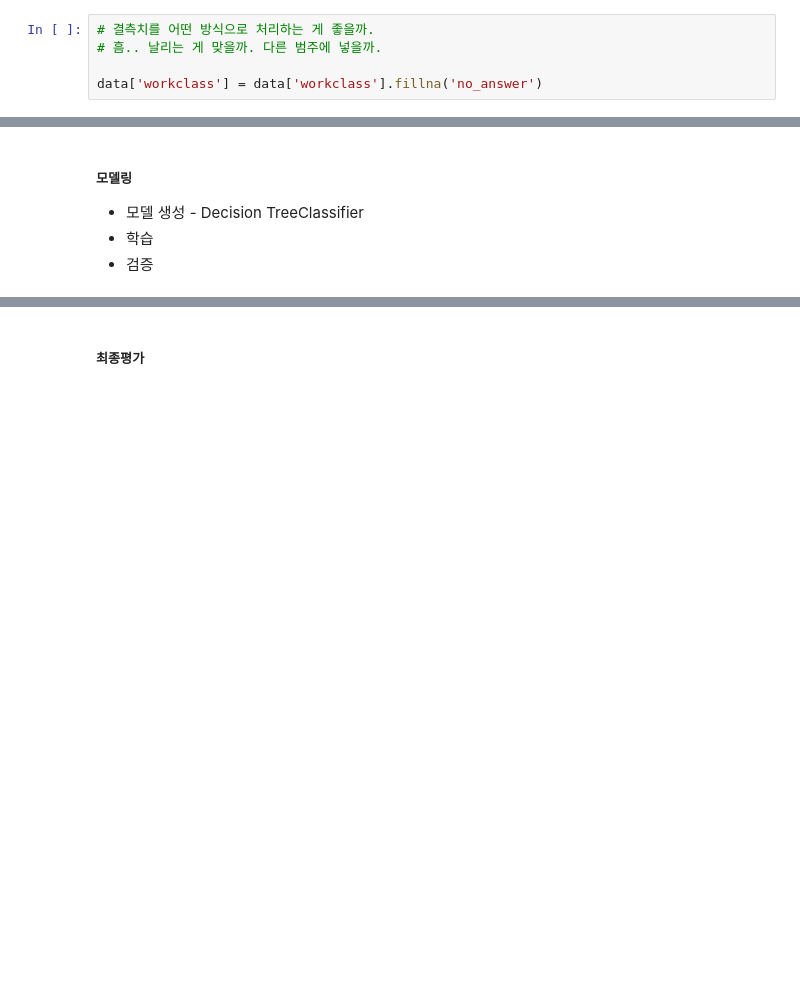
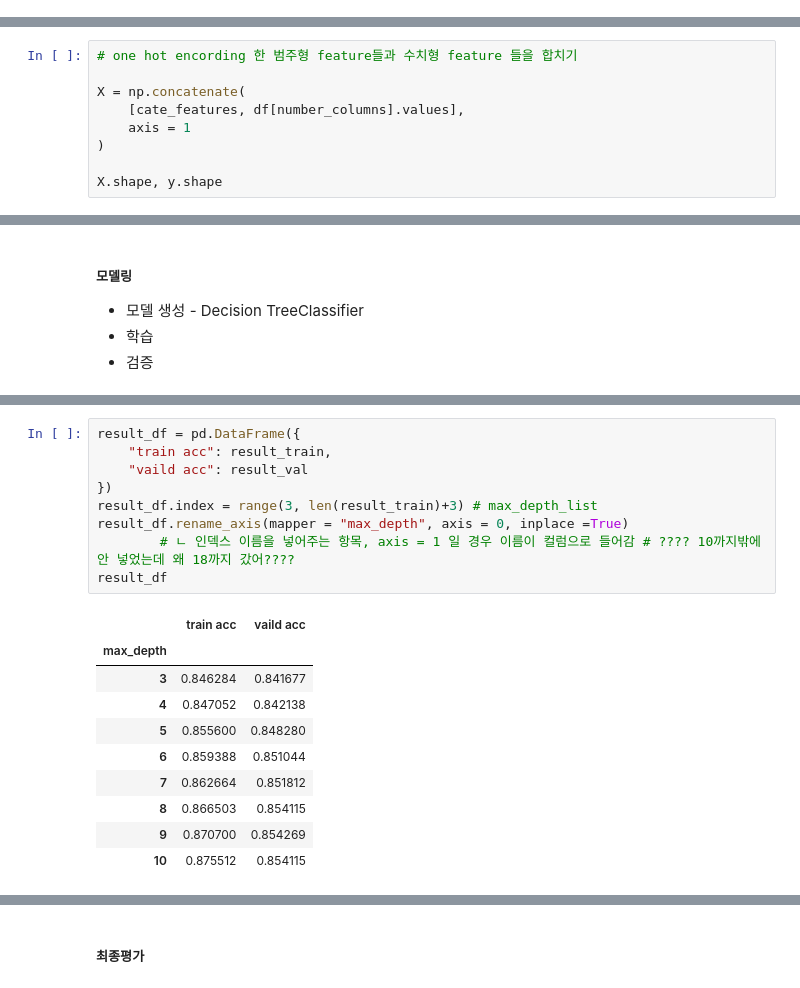
Before and after one commit to silentkit12/SKN21, a Jupyter notebook: 06_machine_learning/04_데이터_전처리.ipynb, the cells around one changed output, grey strips where cells are left out. Cells and saved outputs as stored; diff of their text form; blank space fills up the shorter version.

```diff
--- a/06_machine_learning/04_데이터_전처리.ipynb
+++ b/06_machine_learning/04_데이터_전처리.ipynb
@@ -740,8 +740,3 @@ Holand-Netherlands                1
 Name: count, dtype: int64
 # %% [markdown]
 #### 결측치 처리
-# %%
-# 결측치를 어떤 방식으로 처리하는 게 좋을까.
-# 흠.. 날리는 게 맞을까. 다른 범주에 넣을까.
-
-data['workclass'] = data['workclass'].fillna('no_answer')
@@ -758,0 +809,9 @@ Name: workclass, dtype: object
+# %%
+# one hot encording 한 범주형 feature들과 수치형 feature 들을 합치기
+
+X = np.concatenate(
+    [cate_features, df[number_columns].values],
+    axis = 1
+)
+
+X.shape, y.shape
@@ -767,0 +868,20 @@ Name: workclass, dtype: object
+# %%
+result_df = pd.DataFrame({
+    "train acc": result_train,
+    "vaild acc": result_val
+})
+result_df.index = range(3, len(result_train)+3) # max_depth_list
+result_df.rename_axis(mapper = "max_depth", axis = 0, inplace =True)
+        # ㄴ 인덱스 이름을 넣어주는 항목, axis = 1 일 경우 이름이 컬럼으로 들어감 # ???? 10까지밖에 안 넣었는데 왜 18까지 갔어????
+result_df
+# %% [output]
+|  | train acc | vaild acc |
+| max_depth |  |  |
+| 3 | 0.846284 | 0.841677 |
+| 4 | 0.847052 | 0.842138 |
+| 5 | 0.855600 | 0.848280 |
+| 6 | 0.859388 | 0.851044 |
+| 7 | 0.862664 | 0.851812 |
+| 8 | 0.866503 | 0.854115 |
+| 9 | 0.870700 | 0.854269 |
+| 10 | 0.875512 | 0.854115 |
```
Also changed, not shown: parts of 18 cells of this notebook, 2 other files.
